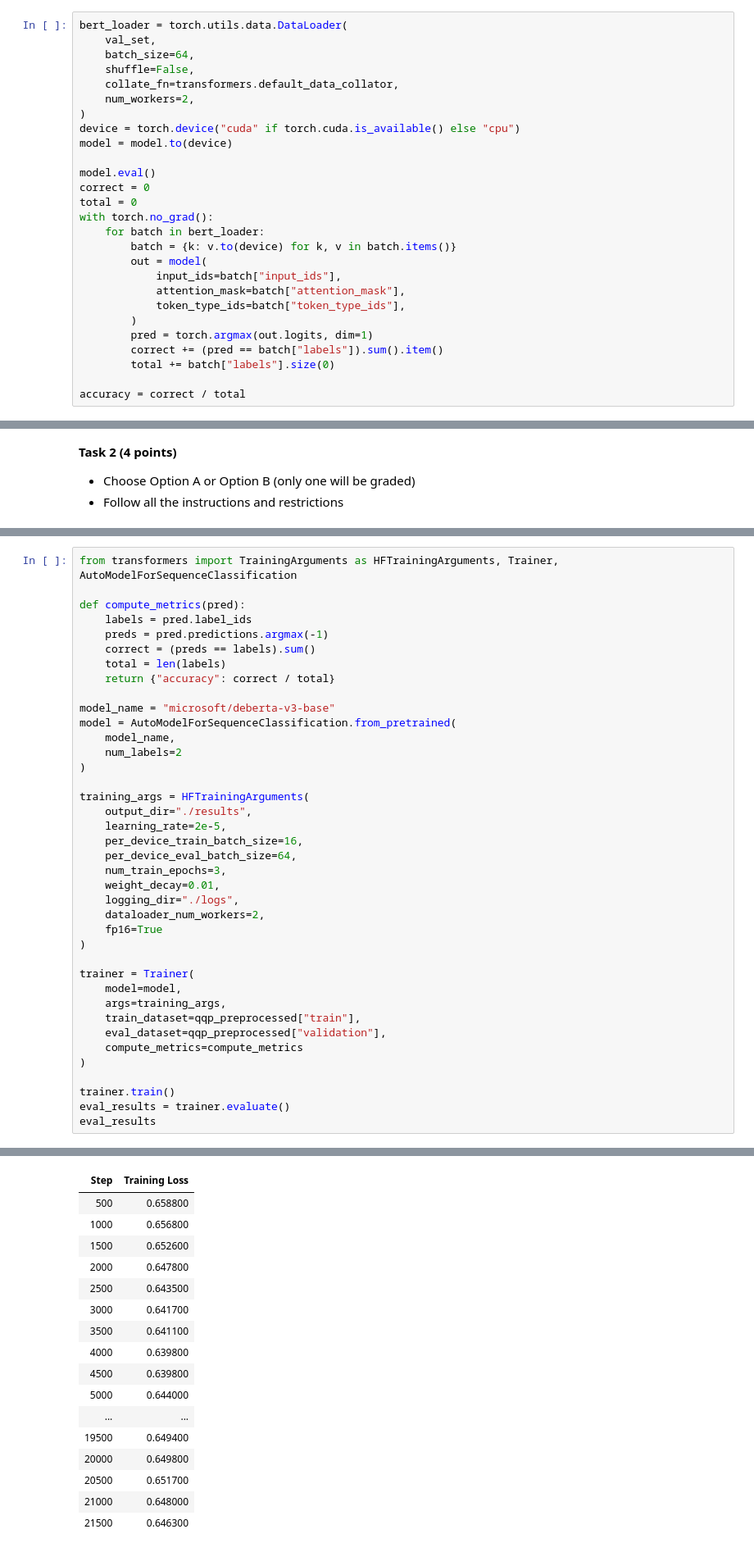
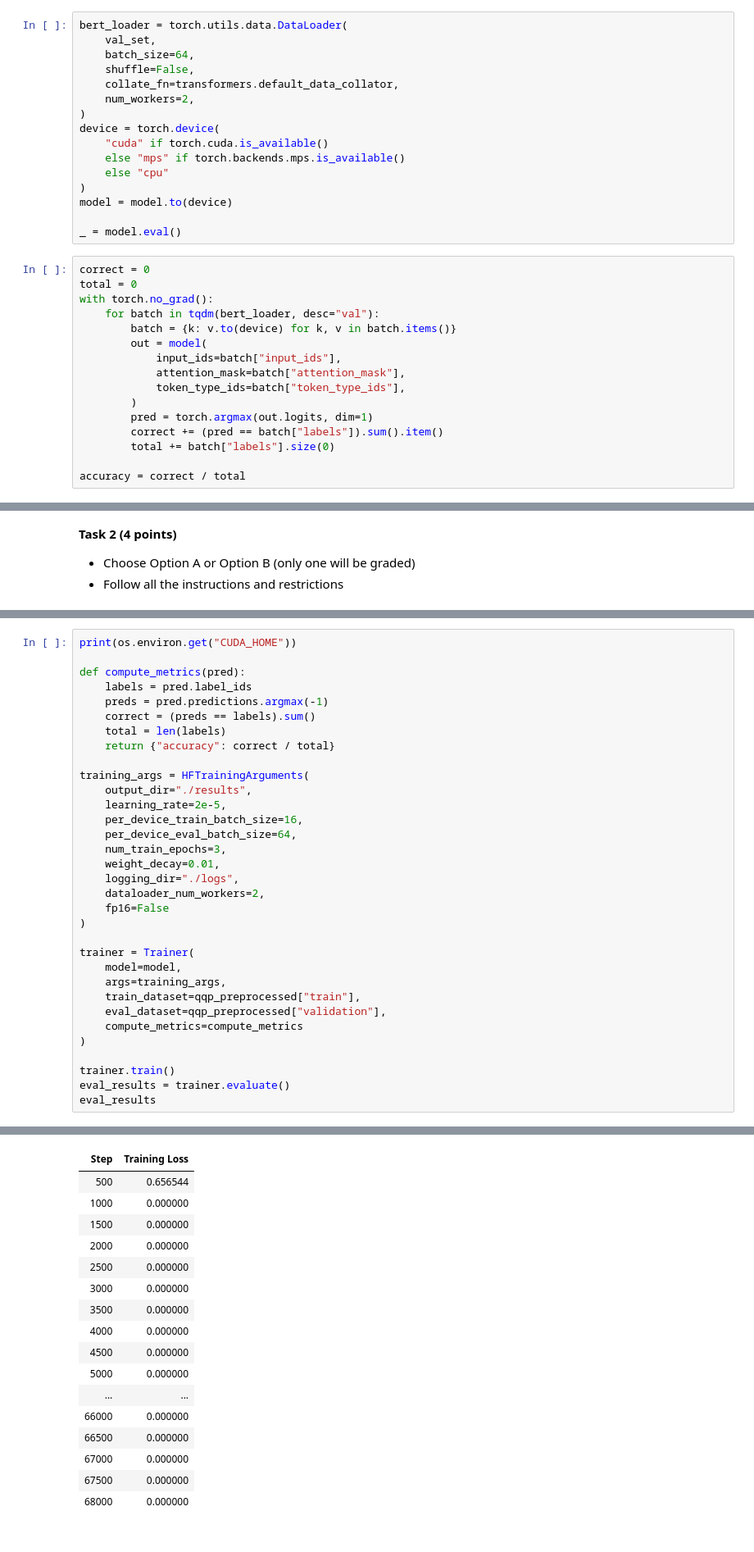
Before and after one commit to TVBlackman1/nlp_course, a Jupyter notebook: week04_transfer/homework.ipynb, the cells around one changed output, grey strips where cells are left out. Shown at 82% size. Saved outputs shown, nothing was run; the diff lists cells and outputs as text.

```diff
--- a/week04_transfer/homework.ipynb
+++ b/week04_transfer/homework.ipynb
@@ -113,22 +115,27 @@ Prediction (probs): [[9.9989271e-01 1.0728079e-04]]
   - Using batch size larger than 1
   - Use optimize data loader with num_workers > 1
   - (Optional) Use [mixed precision](https://pytorch.org/docs/stable/notes/amp_examples.html)
+# %%
+bert_loader = torch.utils.data.DataLoader(
+    val_set,
+    batch_size=64,
+    shuffle=False,
+    collate_fn=transformers.default_data_collator,
+    num_workers=2,
+)
+device = torch.device(
+    "cuda" if torch.cuda.is_available()
+    else "mps" if torch.backends.mps.is_available()
+    else "cpu"
+)
+model = model.to(device)
+
+_ = model.eval()
 # %%
-bert_loader = torch.utils.data.DataLoader(
-    val_set,
-    batch_size=64,
-    shuffle=False,
-    collate_fn=transformers.default_data_collator,
-    num_workers=2,
-)
-device = torch.device("cuda" if torch.cuda.is_available() else "cpu")
-model = model.to(device)
-
-model.eval()
 correct = 0
 total = 0
 with torch.no_grad():
-    for batch in bert_loader:
+    for batch in tqdm(bert_loader, desc="val"):
         batch = {k: v.to(device) for k, v in batch.items()}
         out = model(
             input_ids=batch["input_ids"],
@@ -160,5 +194,5 @@ __Option B:__ compare at least 3 pre-finetuned models (in addition to the above
 # %%
-from transformers import TrainingArguments as HFTrainingArguments, Trainer, AutoModelForSequenceClassification
+print(os.environ.get("CUDA_HOME"))
 
 def compute_metrics(pred):
     labels = pred.label_ids
@@ -166,12 +200,6 @@ def compute_metrics(pred):
     correct = (preds == labels).sum()
     total = len(labels)
     return {"accuracy": correct / total}
-
-model_name = "microsoft/deberta-v3-base"
-model = AutoModelForSequenceClassification.from_pretrained(
-    model_name,
-    num_labels=2
-)
 
 training_args = HFTrainingArguments(
     output_dir="./results",
@@ -182,7 +210,7 @@ training_args = HFTrainingArguments(
     weight_decay=0.01,
     logging_dir="./logs",
     dataloader_num_workers=2,
-    fp16=True
+    fp16=False
 )
 
 trainer = Trainer(
@@ -203,17 +247,17 @@ You should probably TRAIN this model on a down-stream task to be able to use it
 | Step | Training Loss |
-| 500 | 0.658800 |
-| 1000 | 0.656800 |
-| 1500 | 0.652600 |
-| 2000 | 0.647800 |
-| 2500 | 0.643500 |
-| 3000 | 0.641700 |
-| 3500 | 0.641100 |
-| 4000 | 0.639800 |
-| 4500 | 0.639800 |
-| 5000 | 0.644000 |
+| 500 | 0.656544 |
+| 1000 | 0.000000 |
+| 1500 | 0.000000 |
+| 2000 | 0.000000 |
+| 2500 | 0.000000 |
+| 3000 | 0.000000 |
+| 3500 | 0.000000 |
+| 4000 | 0.000000 |
+| 4500 | 0.000000 |
+| 5000 | 0.000000 |
 | ... | ... |
-| 19500 | 0.649400 |
-| 20000 | 0.649800 |
-| 20500 | 0.651700 |
-| 21000 | 0.648000 |
-| 21500 | 0.646300 |
+| 66000 | 0.000000 |
+| 66500 | 0.000000 |
+| 67000 | 0.000000 |
+| 67500 | 0.000000 |
+| 68000 | 0.000000 |
```
Also changed, not shown: parts of 8 cells of this notebook, 1 other file.
